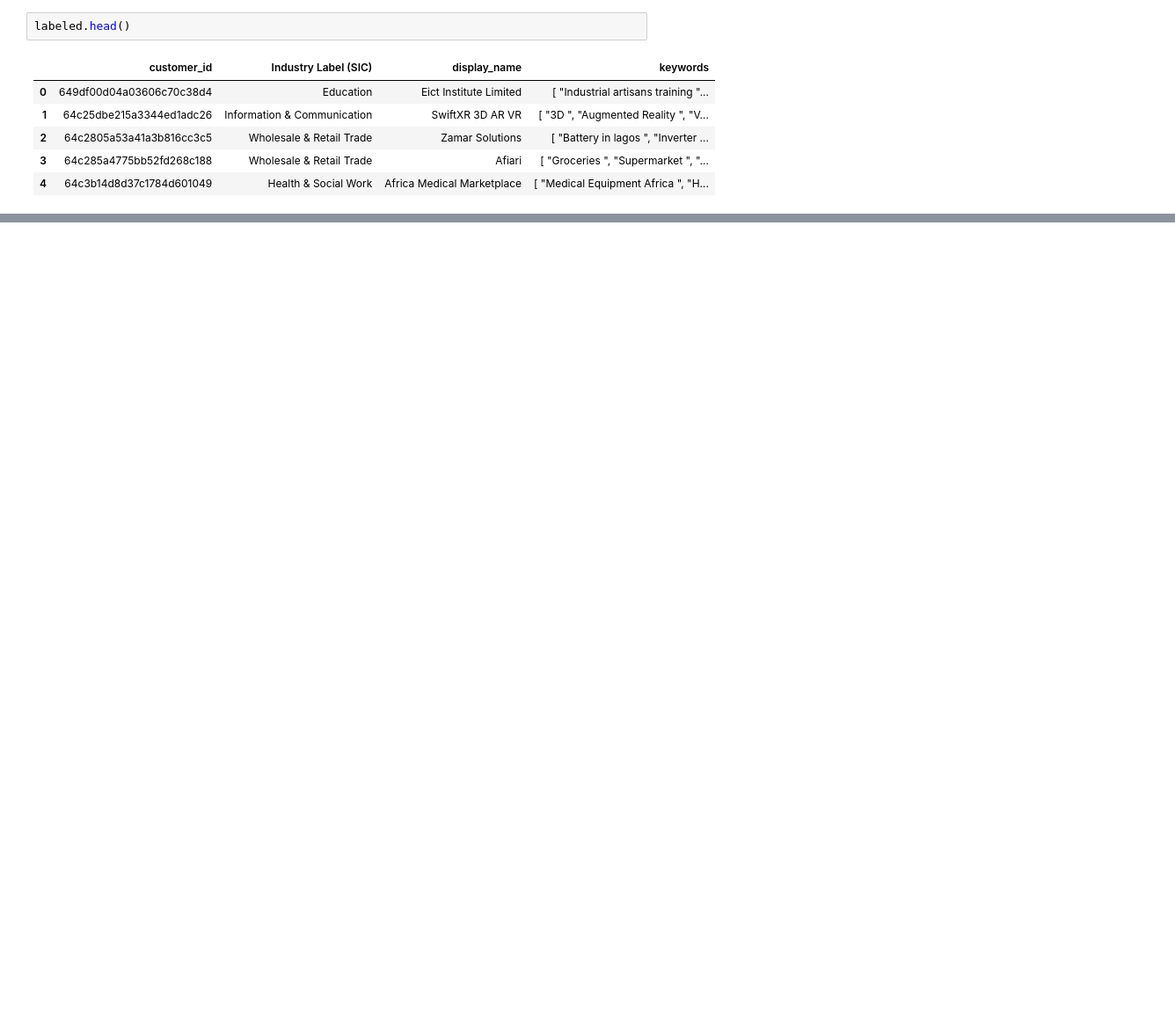
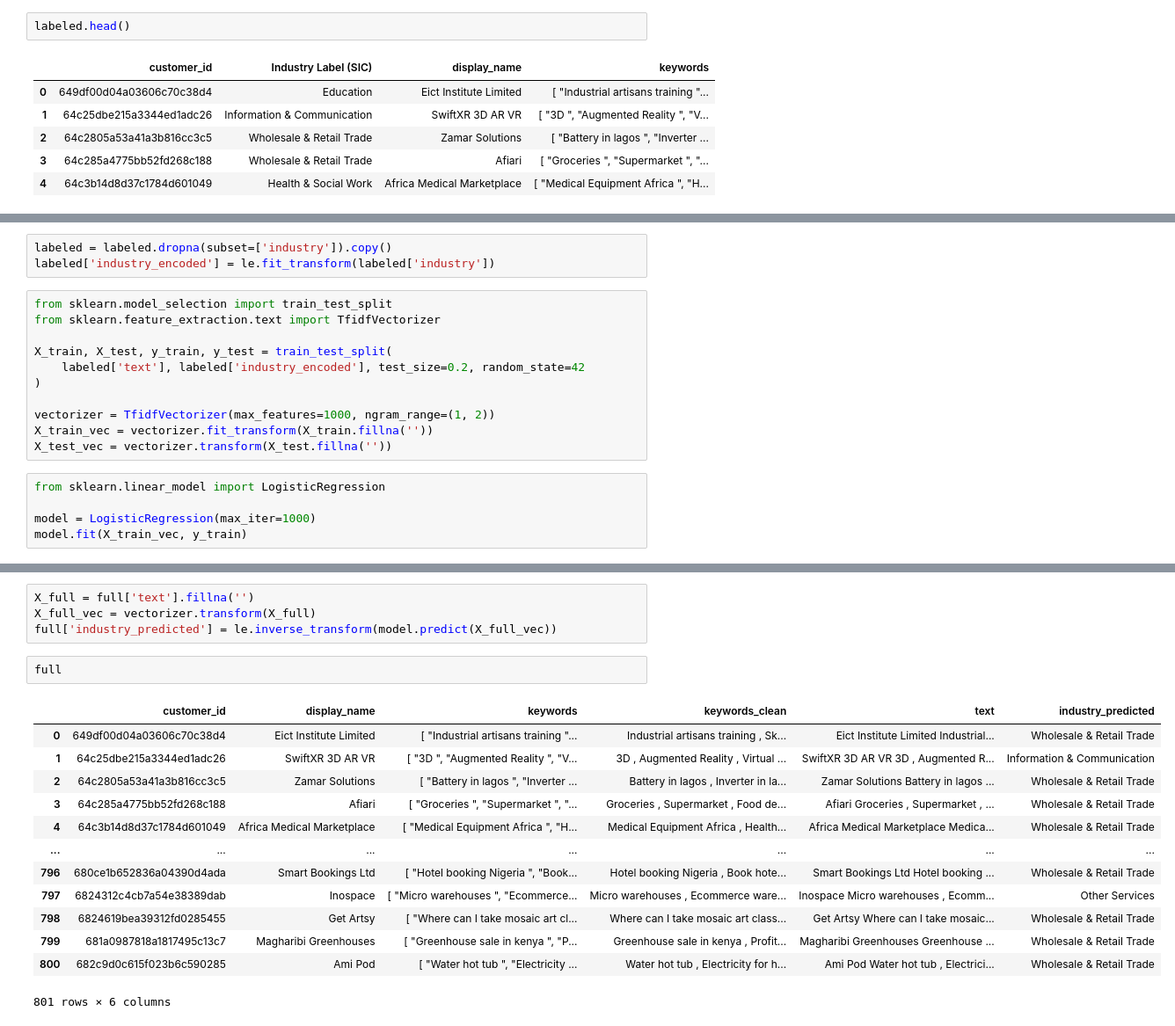
Before and after one commit to julietteortiiz/adbot, a Jupyter notebook: notebooks/IndustryEDA.ipynb, the cells around one changed output, grey strips where cells are left out. Shown at 88% size. Saved outputs shown, nothing was run; the diff lists cells and outputs as text; blank space fills up the shorter version.

Commit message:
actually first model, but bad

```diff
--- a/notebooks/IndustryEDA.ipynb
+++ b/notebooks/IndustryEDA.ipynb
@@ -58,0 +35,19 @@ labeled
+# %%
+labeled = labeled.dropna(subset=['industry']).copy()
+labeled['industry_encoded'] = le.fit_transform(labeled['industry'])
+# %%
+from sklearn.model_selection import train_test_split
+from sklearn.feature_extraction.text import TfidfVectorizer
+
+X_train, X_test, y_train, y_test = train_test_split(
+    labeled['text'], labeled['industry_encoded'], test_size=0.2, random_state=42
+)
+
+vectorizer = TfidfVectorizer(max_features=1000, ngram_range=(1, 2))
+X_train_vec = vectorizer.fit_transform(X_train.fillna(''))
+X_test_vec = vectorizer.transform(X_test.fillna(''))
+# %%
+from sklearn.linear_model import LogisticRegression
+
+model = LogisticRegression(max_iter=1000)
+model.fit(X_train_vec, y_train)
@@ -58,0 +86,20 @@ labeled
+# %%
+X_full = full['text'].fillna('')
+X_full_vec = vectorizer.transform(X_full)
+full['industry_predicted'] = le.inverse_transform(model.predict(X_full_vec))
+# %%
+full
+# %% [output]
+|  | customer_id | display_name | keywords | keywords_clean | text | industry_predicted |
+| 0 | 649df00d04a03606c70c38d4 | Eict Institute Limited | [ "Industrial artisans training "... | Industrial artisans training , Sk... | Eict Institute Limited Industrial... | Wholesale & Retail Trade |
+| 1 | 64c25dbe215a3344ed1adc26 | SwiftXR 3D AR VR | [ "3D ", "Augmented Reality ", "V... | 3D , Augmented Reality , Virtual ... | SwiftXR 3D AR VR 3D , Augmented R... | Information & Communication |
+| 2 | 64c2805a53a41a3b816cc3c5 | Zamar Solutions | [ "Battery in lagos ", "Inverter ... | Battery in lagos , Inverter in la... | Zamar Solutions Battery in lagos ... | Wholesale & Retail Trade |
+| 3 | 64c285a4775bb52fd268c188 | Afiari | [ "Groceries ", "Supermarket ", "... | Groceries , Supermarket , Food de... | Afiari Groceries , Supermarket , ... | Wholesale & Retail Trade |
+| 4 | 64c3b14d8d37c1784d601049 | Africa Medical Marketplace | [ "Medical Equipment Africa ", "H... | Medical Equipment Africa , Health... | Africa Medical Marketplace Medica... | Wholesale & Retail Trade |
+| ... | ... | ... | ... | ... | ... | ... |
+| 796 | 680ce1b652836a04390d4ada | Smart Bookings Ltd | [ "Hotel booking Nigeria ", "Book... | Hotel booking Nigeria , Book hote... | Smart Bookings Ltd Hotel booking ... | Wholesale & Retail Trade |
+| 797 | 6824312c4cb7a54e38389dab | Inospace | [ "Micro warehouses ", "Ecommerce... | Micro warehouses , Ecommerce ware... | Inospace Micro warehouses , Ecomm... | Other Services |
+| 798 | 6824619bea39312fd0285455 | Get Artsy | [ "Where can I take mosaic art cl... | Where can I take mosaic art class... | Get Artsy Where can I take mosaic... | Wholesale & Retail Trade |
+| 799 | 681a0987818a1817495c13c7 | Magharibi Greenhouses | [ "Greenhouse sale in kenya ", "P... | Greenhouse sale in kenya , Profit... | Magharibi Greenhouses Greenhouse ... | Wholesale & Retail Trade |
+| 800 | 682c9d0c615f023b6c590285 | Ami Pod | [ "Water hot tub ", "Electricity ... | Water hot tub , Electricity for h... | Ami Pod Water hot tub , Electrici... | Wholesale & Retail Trade |
+801 rows × 6 columns
```
Also changed, not shown: parts of 11 cells of this notebook.
